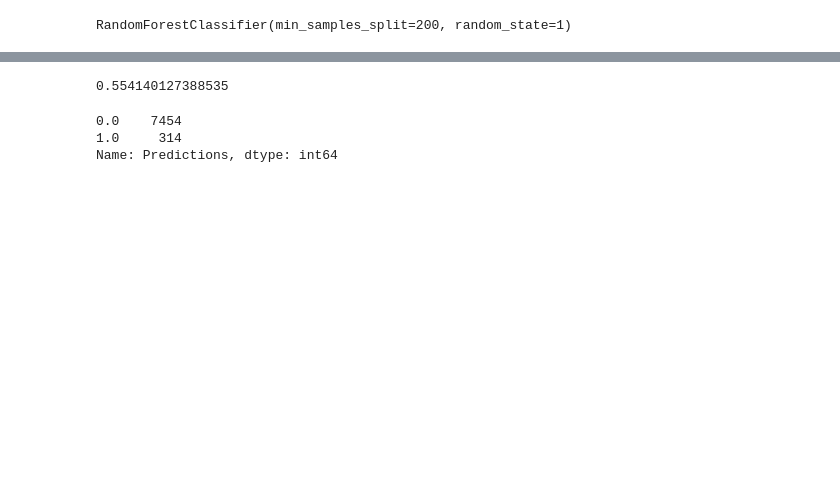
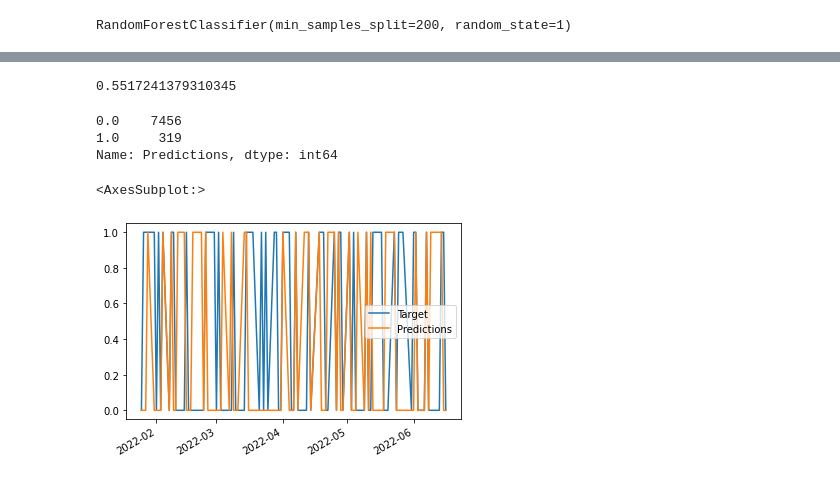
Before and after one commit to biad-iritie/Stock-Price-Prediction-for-Yahoo-Finance, a Jupyter notebook: index.ipynb, the cells around one changed output, grey strips where cells are left out. Cells and saved outputs as stored; diff of their text form; code cells hidden in the pictures; blank space fills up the shorter version.

```diff
--- a/index.ipynb
+++ b/index.ipynb
@@ -176,7 +200,4 @@ combined.plot()
 # %%
-start = 1000
-step = 750
-
 def backtest(data, model, predictors, start=1000, step=750):
     predictions = []
     for i in range(start,data.shape[0],step):
@@ -192,8 +213,6 @@ def backtest(data, model, predictors, start=1000, step=750):
 
         combined = pd.concat({"Target":test["Target"],"Predictions":preds}, axis=1)
         predictions.append(combined)
-
-    predictions = pd.concat(predictions)
-    return predictions
+    return pd.concat(predictions)
 
 #predictions["Predictions"].value_counts()
@@ -232,10 +262,15 @@ predictions = backtest(data.iloc[365:], model, full_predictors)
 # %%
 precision_score(predictions["Target"],predictions["Predictions"])
 # %% [output]
-0.554140127388535
+0.5517241379310345
 # %%
 predictions["Predictions"].value_counts()
 # %% [output]
-0.0    7454
-1.0     314
+0.0    7456
+1.0     319
 Name: Predictions, dtype: int64
+# %%
+predictions.iloc[-100:].plot()
+# %% [output]
+<AxesSubplot:>
+[figure, added]
```
Also changed, not shown: parts of 23 cells of this notebook, 1 other file.
